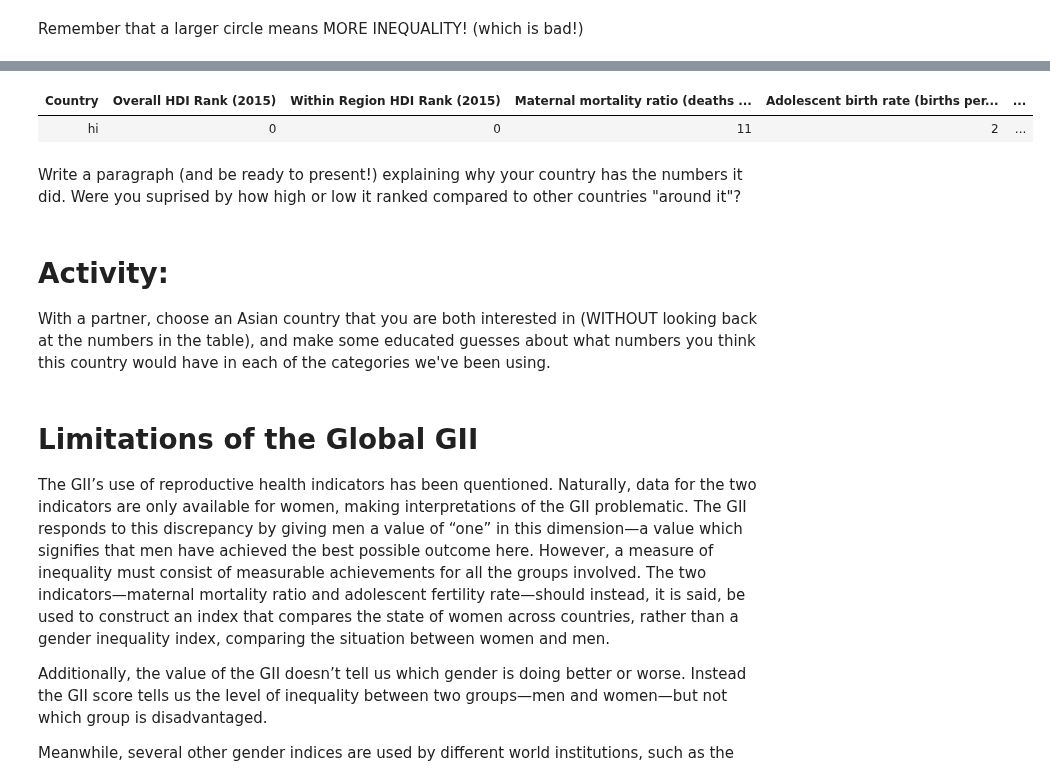
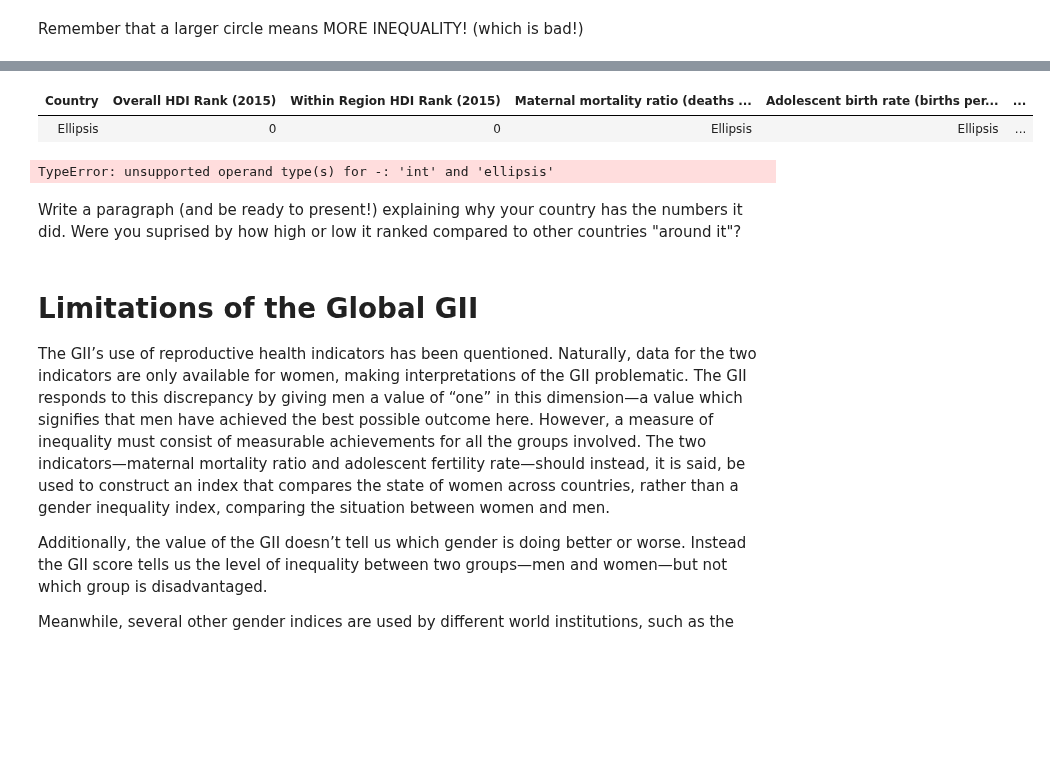
Before and after one commit to ds-modules/IAS-150, a Jupyter notebook: asia-workbook.ipynb, the cells around one changed output, grey strips where cells are left out. Cells and saved outputs as stored; diff of their text form; code cells hidden in the pictures; blank space fills up the shorter version.

Commit message:
updated activity

```diff
--- a/asia-workbook.ipynb
+++ b/asia-workbook.ipynb
@@ -348,38 +358,15 @@ my_country
-# %%
-# in order for us to individually add values, we would need to either do insert or reassign an array to its appended form
-# might be easier to just add a row all together
-
-#np.insert(my_country['Country'], 0, 'hi') # your country's name
-#my_country['Overall HDI Rank (2015)'] = np.append(my_country['Overall HDI Rank (2015)'], 10) # we don't know these numbers, and we aren't looking at HDI, so we'll just set them to 0
-#np.insert(my_country['Overall HDI Rank (2015)'], 0, 10)
-#my_country['Within Region HDI Rank (2015)'] = 0 # ^
-#my_country['Maternal mortality ratio (deaths per 100,000 live births)'] = 11 # your country's MMR
-#my_country['Adolescent birth rate (births per 1,000 women ages 15–19'] = 2 # your country's ABR
-#my_country['Share of seats in parliament (% held by women)'] = 20 # % parliament seats held by women
-#my_country['% Female population with at least some secondary education'] = 80 # % Female population with at least some secondary education
-#my_country['% Male population with at least some secondary education'] = 90 # % Male population with at least some secondary education
-#my_country['Female Labour force participation rate'] = 50 # Female Labour force participation rate, a percentage
-#my_country['Male Labour force participation rate'] = 70 # Male Labour force participation rate, a percentage
-
-
-# what students will modify
-#my_country.append([(Name of your country),
-#                  0, # we don't know the HDI Rank, and we aren't looking at HDI, so we'll just set them to 0
-#                  0, # similarly, we aren't looking for the within region HDI, so we can set it to 0
-#                  (MMR of your country),
-#                  (ABR of your country),
-#                  (% parliament seats held by women),
-#                  (% female population w/ at least some secondary education),
-#                  (% male population w/ at least some secondary education),
-#                  (% female labor force participation rate),
-#                  (% male labor force participation rate)])
-
-# example row
-my_country.append(['hi', 0, 0, 11, 2, 20, 80, 90, 50, 70])
-my_country
-# %% [output]
-| ﻿Country | Overall HDI Rank (2015) | Within Region HDI Rank (2015) | Maternal mortality ratio (deaths ... | Adolescent birth rate (births per... | ... |
-| hi | 0 | 0 | 11 | 2 | ... |
+# %%
+# add a row with your estimated input for each of the columns above, IN ORDER
+# Country should be a string, like "China"
+# Overall HDI Rand and Within Region HDI Rank are set to 0 because they are not relevant to this calculation
+my_country.append([..., 0, 0, ..., ..., ..., ..., ..., ..., ...])
+my_country
+# %% [output]
+| Country | Overall HDI Rank (2015) | Within Region HDI Rank (2015) | Maternal mortality ratio (deaths ... | Adolescent birth rate (births per... | ... |
+| Ellipsis | 0 | 0 | Ellipsis | Ellipsis | ... |
 # %%
 # calculate the gii of your new country!
-my_gii = gii_calculator(my_country)
+est_gii = gii_calculator(my_country)
+est_gii
+# %% [output]
+TypeError: unsupported operand type(s) for -: 'int' and 'ellipsis'
@@ -388,9 +373,5 @@ my_gii = gii_calculator(my_country)
 # %% [markdown]
 Write a paragraph (and be ready to present!) explaining why your country has the numbers it did. Were you suprised by how high or low it ranked compared to other countries "around it"?
-# %% [markdown]
-# Activity:
-
-With a partner, choose an Asian country that you are both interested in (WITHOUT looking back at the numbers in the table), and make some educated guesses about what numbers you think this country would have in each of the categories we've been using.
 # %% [markdown]
 # Limitations of the Global GII
 
```
Also changed, not shown: parts of 18 cells of this notebook.
